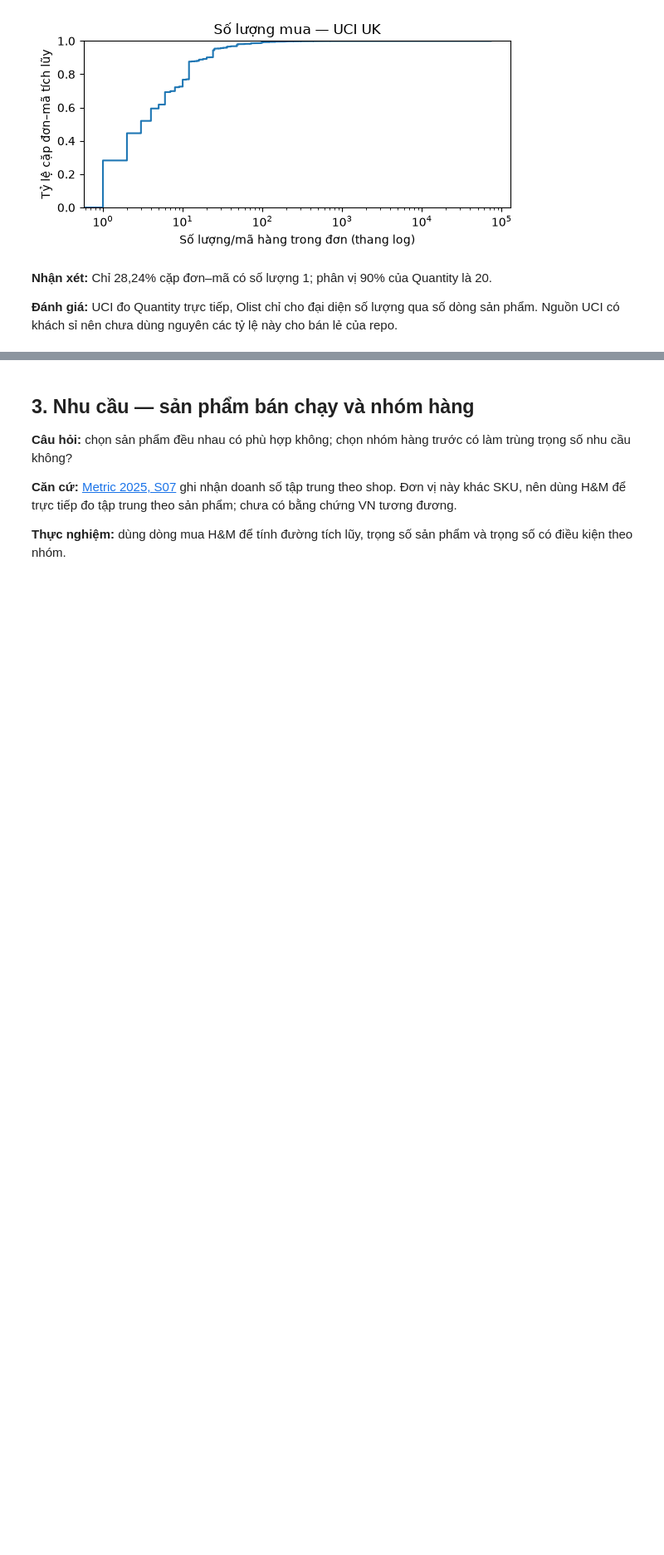
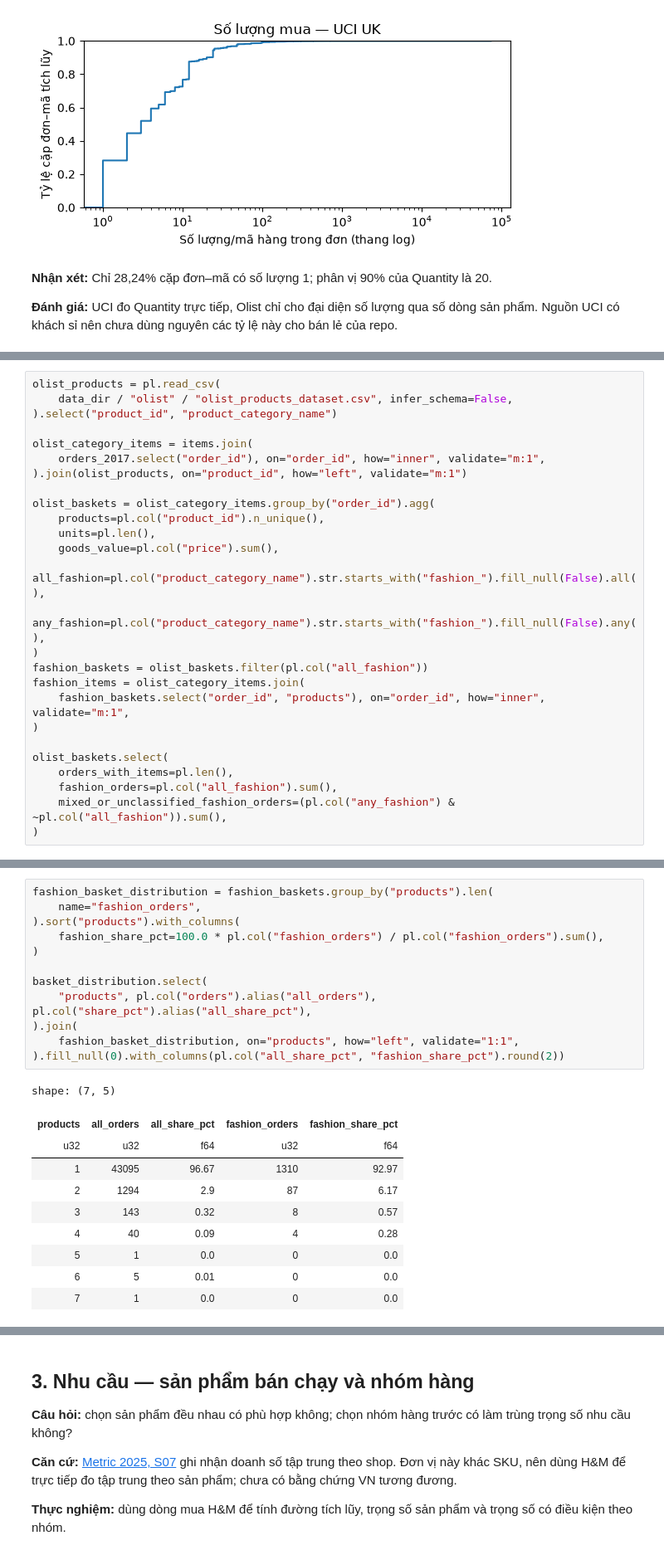
Before and after one commit to DanhTrannn/dk-ecommerce-data-platform, a Jupyter notebook: generator/notebooks/reference_datasets_eda.ipynb, the cells around one changed output, grey strips where cells are left out. Shown at 83% size. Drawn from its saved outputs; the diff is of its cells as text; blank space fills up the shorter version.

```diff
--- a/generator/notebooks/reference_datasets_eda.ipynb
+++ b/generator/notebooks/reference_datasets_eda.ipynb
@@ -759,0 +764,26 @@ plt.show()
+# %%
+olist_products = pl.read_csv(
+    data_dir / "olist" / "olist_products_dataset.csv", infer_schema=False,
+).select("product_id", "product_category_name")
+
+olist_category_items = items.join(
+    orders_2017.select("order_id"), on="order_id", how="inner", validate="m:1",
+).join(olist_products, on="product_id", how="left", validate="m:1")
+
+olist_baskets = olist_category_items.group_by("order_id").agg(
+    products=pl.col("product_id").n_unique(),
+    units=pl.len(),
+    goods_value=pl.col("price").sum(),
+    all_fashion=pl.col("product_category_name").str.starts_with("fashion_").fill_null(False).all(),
+    any_fashion=pl.col("product_category_name").str.starts_with("fashion_").fill_null(False).any(),
+)
+fashion_baskets = olist_baskets.filter(pl.col("all_fashion"))
+fashion_items = olist_category_items.join(
+    fashion_baskets.select("order_id", "products"), on="order_id", how="inner", validate="m:1",
+)
+
+olist_baskets.select(
+    orders_with_items=pl.len(),
+    fashion_orders=pl.col("all_fashion").sum(),
+    mixed_or_unclassified_fashion_orders=(pl.col("any_fashion") & ~pl.col("all_fashion")).sum(),
+)
@@ -759,0 +815,23 @@ plt.show()
+# %%
+fashion_basket_distribution = fashion_baskets.group_by("products").len(
+    name="fashion_orders",
+).sort("products").with_columns(
+    fashion_share_pct=100.0 * pl.col("fashion_orders") / pl.col("fashion_orders").sum(),
+)
+
+basket_distribution.select(
+    "products", pl.col("orders").alias("all_orders"), pl.col("share_pct").alias("all_share_pct"),
+).join(
+    fashion_basket_distribution, on="products", how="left", validate="1:1",
+).fill_null(0).with_columns(pl.col("all_share_pct", "fashion_share_pct").round(2))
+# %% [output]
+shape: (7, 5)
+| products | all_orders | all_share_pct | fashion_orders | fashion_share_pct |
+| u32 | u32 | f64 | u32 | f64 |
+| 1 | 43095 | 96.67 | 1310 | 92.97 |
+| 2 | 1294 | 2.9 | 87 | 6.17 |
+| 3 | 143 | 0.32 | 8 | 0.57 |
+| 4 | 40 | 0.09 | 4 | 0.28 |
+| 5 | 1 | 0.0 | 0 | 0.0 |
+| 6 | 5 | 0.01 | 0 | 0.0 |
+| 7 | 1 | 0.0 | 0 | 0.0 |
```
Also changed, not shown: parts of 28 cells of this notebook, 7 other files.
